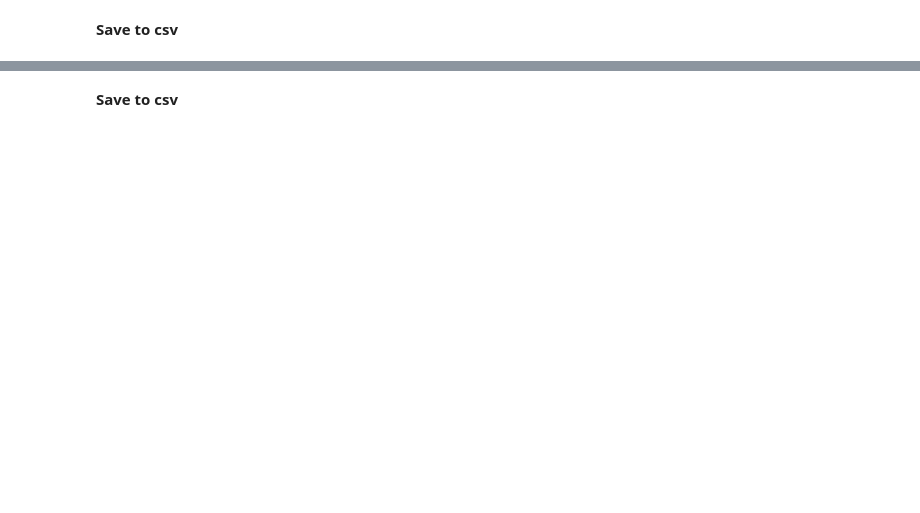
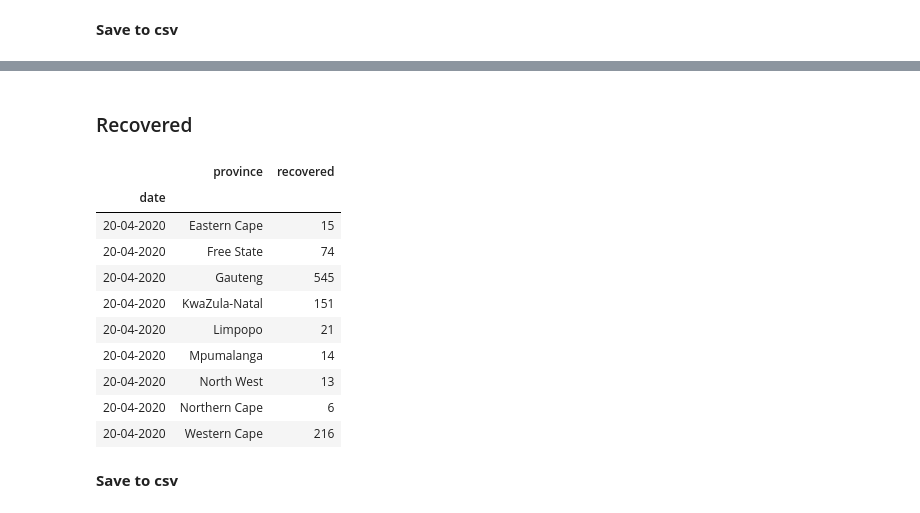
Before and after one commit to SimonRosen173/Covid19SAData, a Jupyter notebook: Data_Preprocessing.ipynb, the cells around one changed output, grey strips where cells are left out. Drawn from its saved outputs; the diff is of its cells as text; code cells hidden in the pictures; blank space fills up the shorter version.

```diff
--- a/Data_Preprocessing.ipynb
+++ b/Data_Preprocessing.ipynb
@@ -955,3 +973,24 @@ For now this is just being done by hand. I.e. copying from official report.
+# %% [markdown]
+### Recovered
+# %%
+prov_recovered_totals_df = pd.DataFrame([prov_recovered_totals])
+prov_recovered_totals_df['date'] = date
+prov_recovered_totals_df =prov_recovered_totals_df.melt(id_vars=['date'], var_name='province',
+                                                  value_name='recovered').set_index(['date'])
+prov_recovered_totals_df['province'] = prov_recovered_totals_df['province'].map(province_names)
+prov_recovered_totals_df
+# %% [output]
+|  | province | recovered |
+| date |  |  |
+| 20-04-2020 | Eastern Cape | 15 |
+| 20-04-2020 | Free State | 74 |
+| 20-04-2020 | Gauteng | 545 |
+| 20-04-2020 | KwaZula-Natal | 151 |
+| 20-04-2020 | Limpopo | 21 |
+| 20-04-2020 | Mpumalanga | 14 |
+| 20-04-2020 | North West | 13 |
+| 20-04-2020 | Northern Cape | 6 |
+| 20-04-2020 | Western Cape | 216 |
 # %% [markdown]
 **Save to csv**
 # %%
```
Also changed, not shown: parts of 16 cells of this notebook, 27 other files.
